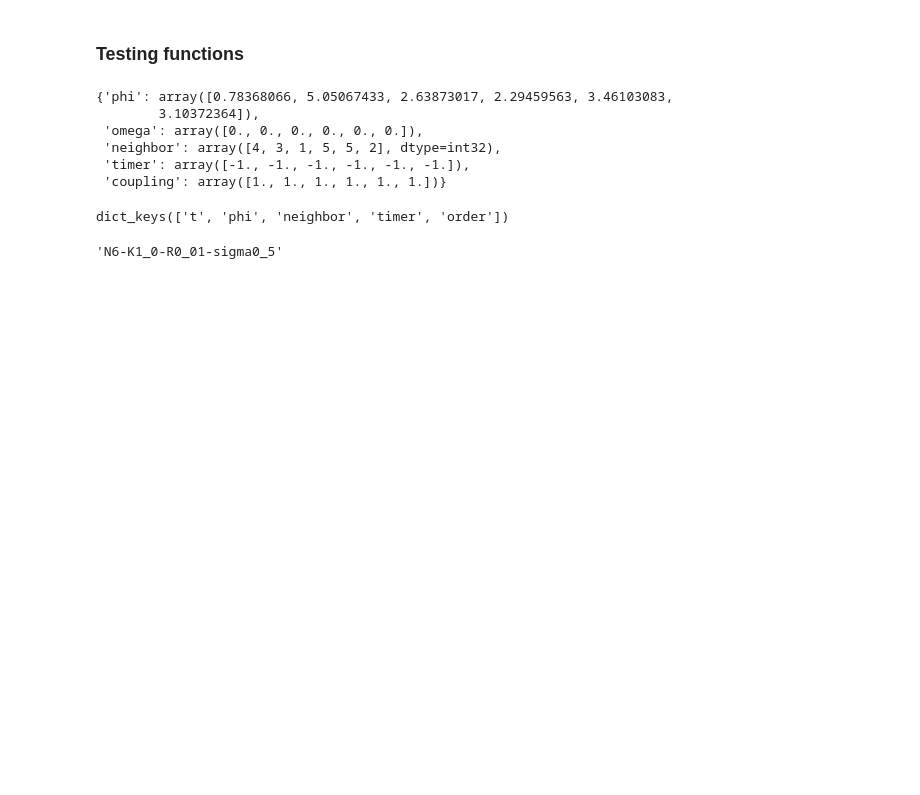
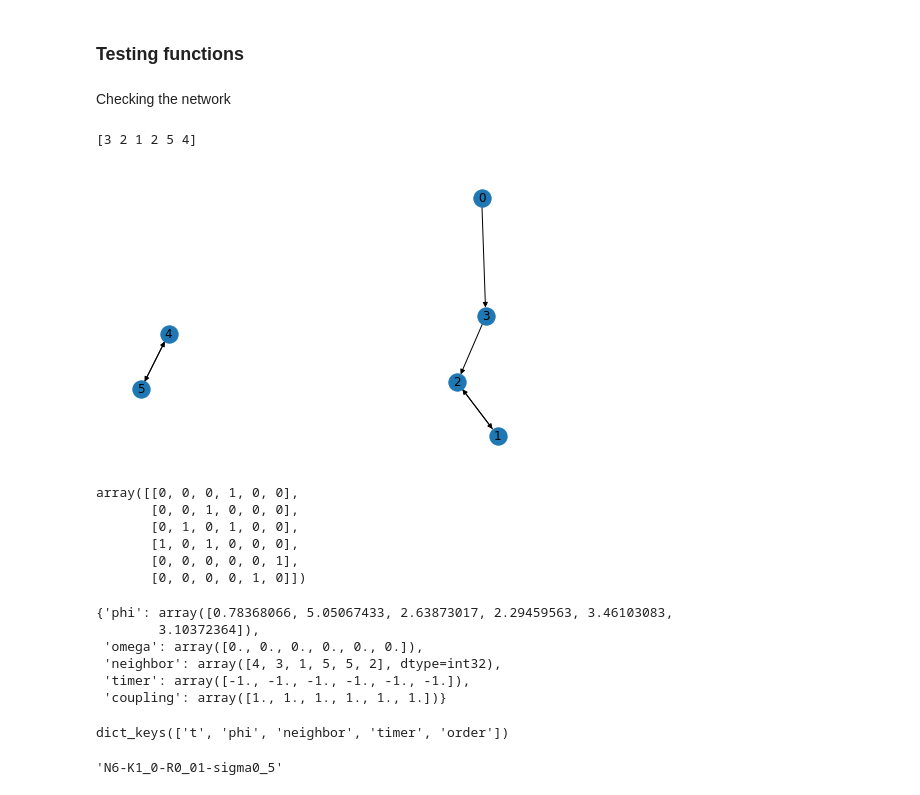
Before and after one commit to mohsen-raoufi/switching_coordination, a Jupyter notebook: TestingSwitchingModel.ipynb, the cells around one changed output. Drawn from its saved outputs; the diff is of its cells as text; code cells hidden in the pictures; blank space fills up the shorter version.

```diff
--- a/TestingSwitchingModel.ipynb
+++ b/TestingSwitchingModel.ipynb
@@ -52,5 +70,32 @@ Text(0.2, 0.1, 'avg order = 0.936')
 # %% [markdown]
 ### Testing functions
+# %% [markdown]
+Checking the network
+# %%
+import networkx as nx
+# make an empty directed graph with N nodes
+G = nx.empty_graph(n=params['N'],create_using=nx.DiGraph())
+
+# go through the neighbor list and add the corresponding directed edge
+for node_i in range(G.number_of_nodes()):
+    G.add_edge(*(node_i, data['neighbor'][node_i]))
+
+print(data['neighbor'])
+nx.draw(G, with_labels=True)
+# %% [output]
+[3 2 1 2 5 4]
+[figure, added]
+# %%
+data['neighbor'][node_i]
+Adjc = nx.adjacency_matrix(G)
+Adjc.toarray()
+# %% [output]
+array([[0, 0, 0, 1, 0, 0],
+       [0, 0, 1, 0, 0, 0],
+       [0, 1, 0, 1, 0, 0],
+       [1, 0, 1, 0, 0, 0],
+       [0, 0, 0, 0, 0, 1],
+       [0, 0, 0, 0, 1, 0]])
 # %%
 data,outdata=sc.InitData(params)
 data
```
Also changed, not shown: parts of 4 cells of this notebook, 4 other files.
